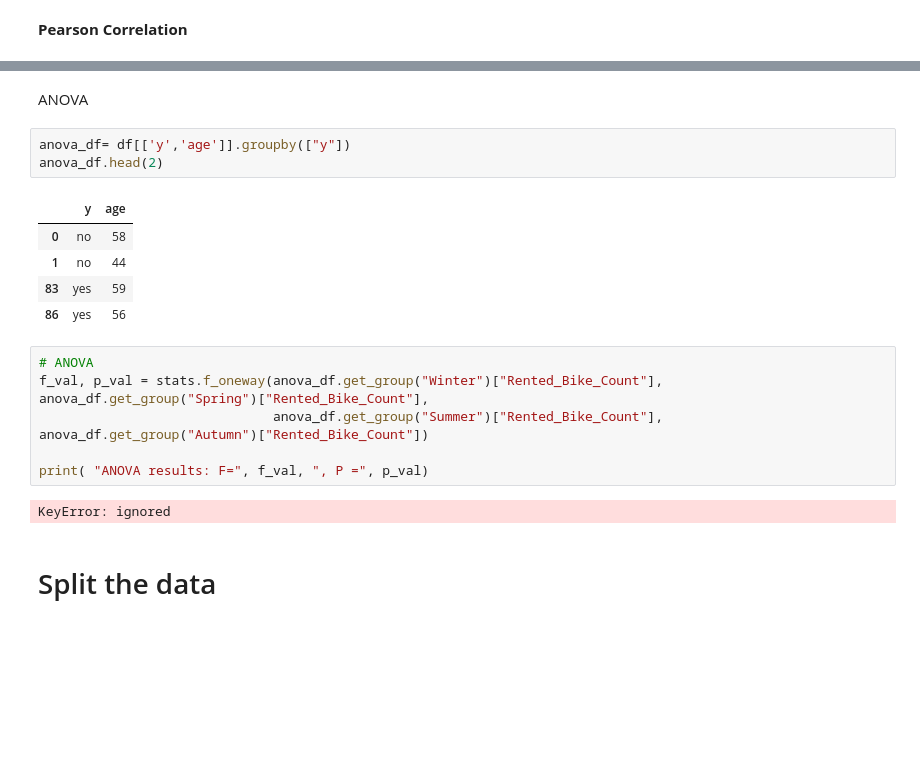
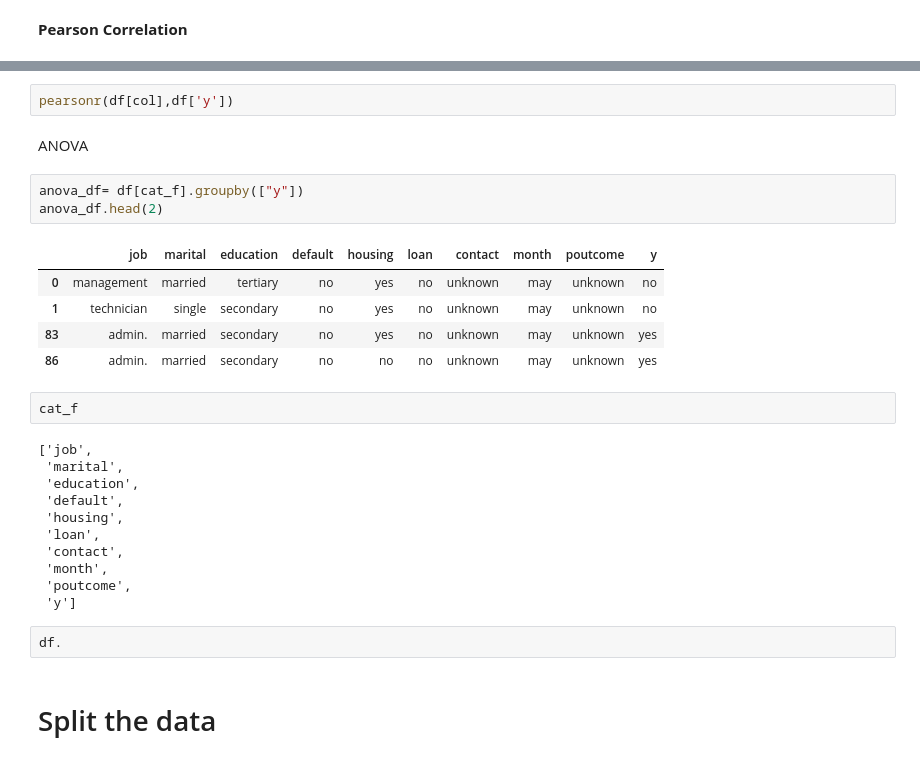
Before and after one commit to GODxFATHER/Bank-Marketing-Effectiveness-Prediction, a Jupyter notebook: Bank_Marketing_Effectiveness_Prediction_Capstone_Project.ipynb, the cells around one changed output, grey strips where cells are left out. Saved outputs shown, nothing was run; the diff lists cells and outputs as text; blank space fills up the shorter version.

```diff
--- a/Bank_Marketing_Effectiveness_Prediction_Capstone_Project.ipynb
+++ b/Bank_Marketing_Effectiveness_Prediction_Capstone_Project.ipynb
@@ -392,25 +515,34 @@ for col in numeric_features:
 num_feature
 # %% [output]
 UFuncTypeError: ignored
+# %%
+pearsonr(df[col],df['y'])
 # %% [markdown]
 ANOVA
 # %%
-anova_df= df[['y','age']].groupby(["y"])
+anova_df= df[cat_f].groupby(["y"])
 anova_df.head(2)
 # %% [output]
-|  | y | age |
-| 0 | no | 58 |
-| 1 | no | 44 |
-| 83 | yes | 59 |
-| 86 | yes | 56 |
+|  | job | marital | education | default | housing | loan | contact | month | poutcome | y |
+| 0 | management | married | tertiary | no | yes | no | unknown | may | unknown | no |
+| 1 | technician | single | secondary | no | yes | no | unknown | may | unknown | no |
+| 83 | admin. | married | secondary | no | yes | no | unknown | may | unknown | yes |
+| 86 | admin. | married | secondary | no | no | no | unknown | may | unknown | yes |
-# %%
-# ANOVA
-f_val, p_val = stats.f_oneway(anova_df.get_group("Winter")["Rented_Bike_Count"], anova_df.get_group("Spring")["Rented_Bike_Count"],
-                              anova_df.get_group("Summer")["Rented_Bike_Count"], anova_df.get_group("Autumn")["Rented_Bike_Count"])
-
-print( "ANOVA results: F=", f_val, ", P =", p_val)
-# %% [output]
-KeyError: ignored
+# %%
+cat_f
+# %% [output]
+['job',
+ 'marital',
+ 'education',
+ 'default',
+ 'housing',
+ 'loan',
+ 'contact',
+ 'month',
+ 'poutcome',
+ 'y']
+# %%
+df.
 # %% [markdown]
 # Split the data
 # %%
```
Also changed, not shown: parts of 32 cells of this notebook.
